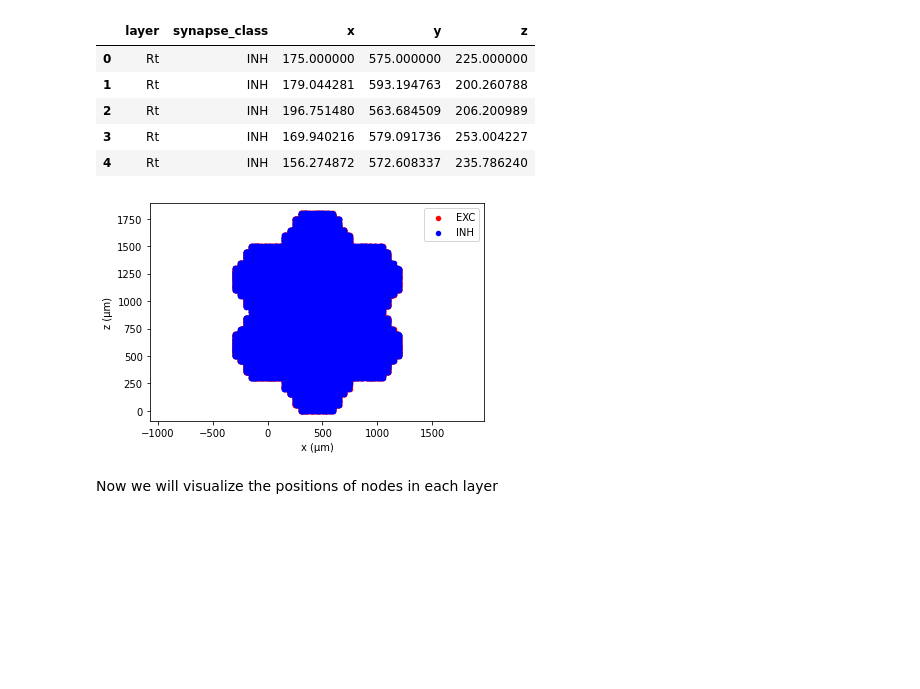
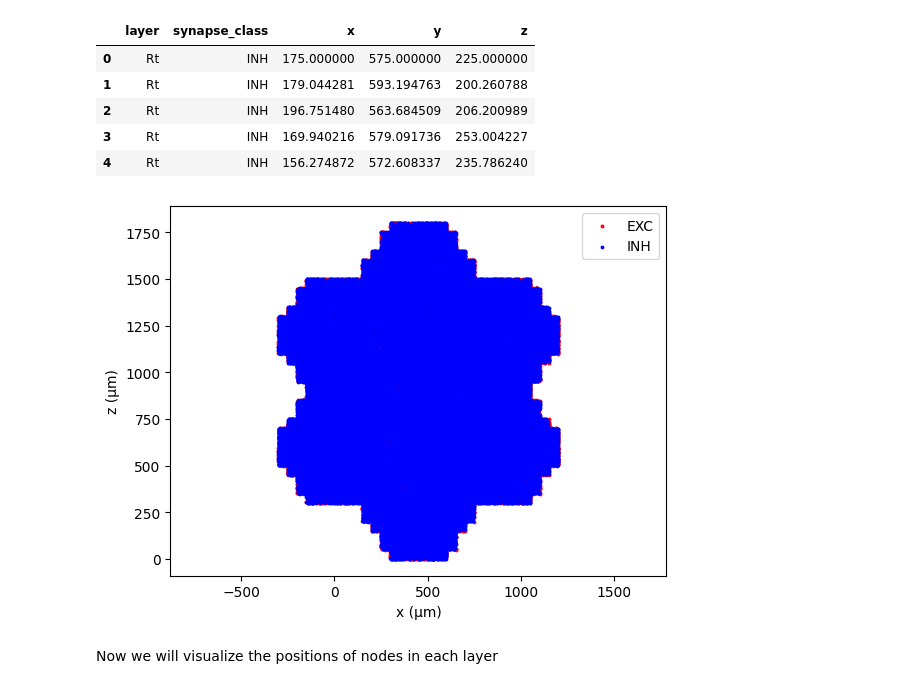
Before and after one commit to BlueBrain/snap, a Jupyter notebook: doc/source/notebooks/03_node_properties.ipynb, the cells around one changed output. Drawn from its saved outputs; the diff is of its cells as text; code cells hidden in the pictures; blank space fills up the shorter version.

Commit message:
Update notebooks with the new figure size

```diff
--- a/doc/source/notebooks/03_node_properties.ipynb
+++ b/doc/source/notebooks/03_node_properties.ipynb
@@ -72,16 +72,16 @@ df_all.head()
 # %%
 fig, ax = plt.subplots(nrows=1, ncols=1)
 
 df_grouped = df_all.groupby('synapse_class')
 
 for color, (name, group) in zip(('r', 'b'), df_grouped):
-    group.plot(x='x', y='z', c=color, kind='scatter', ax=ax, label=name)
+    group.plot(x='x', y='z', c=color, kind='scatter', s=3, ax=ax, label=name)
 
 ax.axis('equal')
 ax.set_xlabel(u'x (μm)')
 ax.set_ylabel(u'z (μm)');
 # %% [output]
-[figure, old version]
+[figure, new version]
 # %% [markdown]
 Now we will visualize the positions of nodes in each layer
 # %%
```
Also changed, not shown: parts of 4 cells of this notebook, 3 other files.
